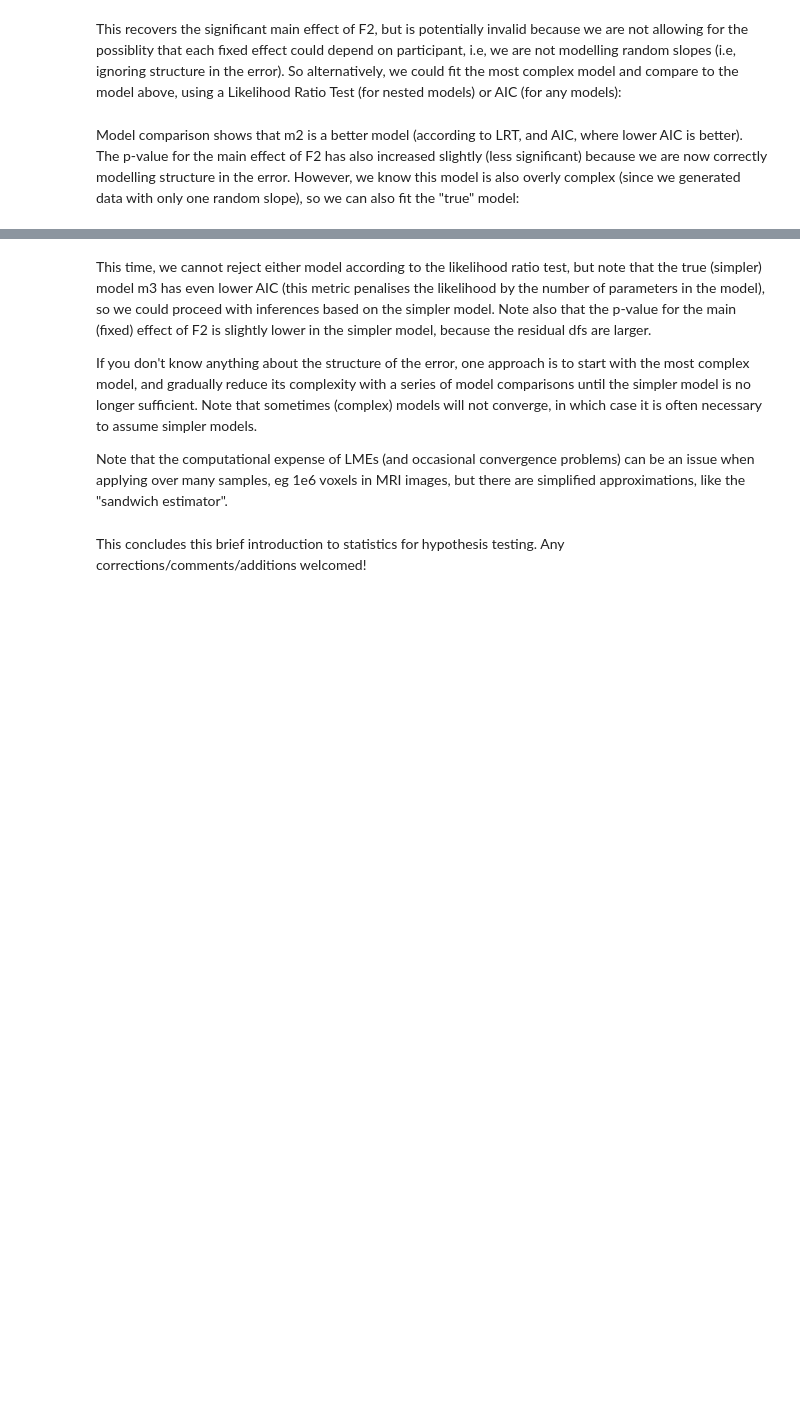
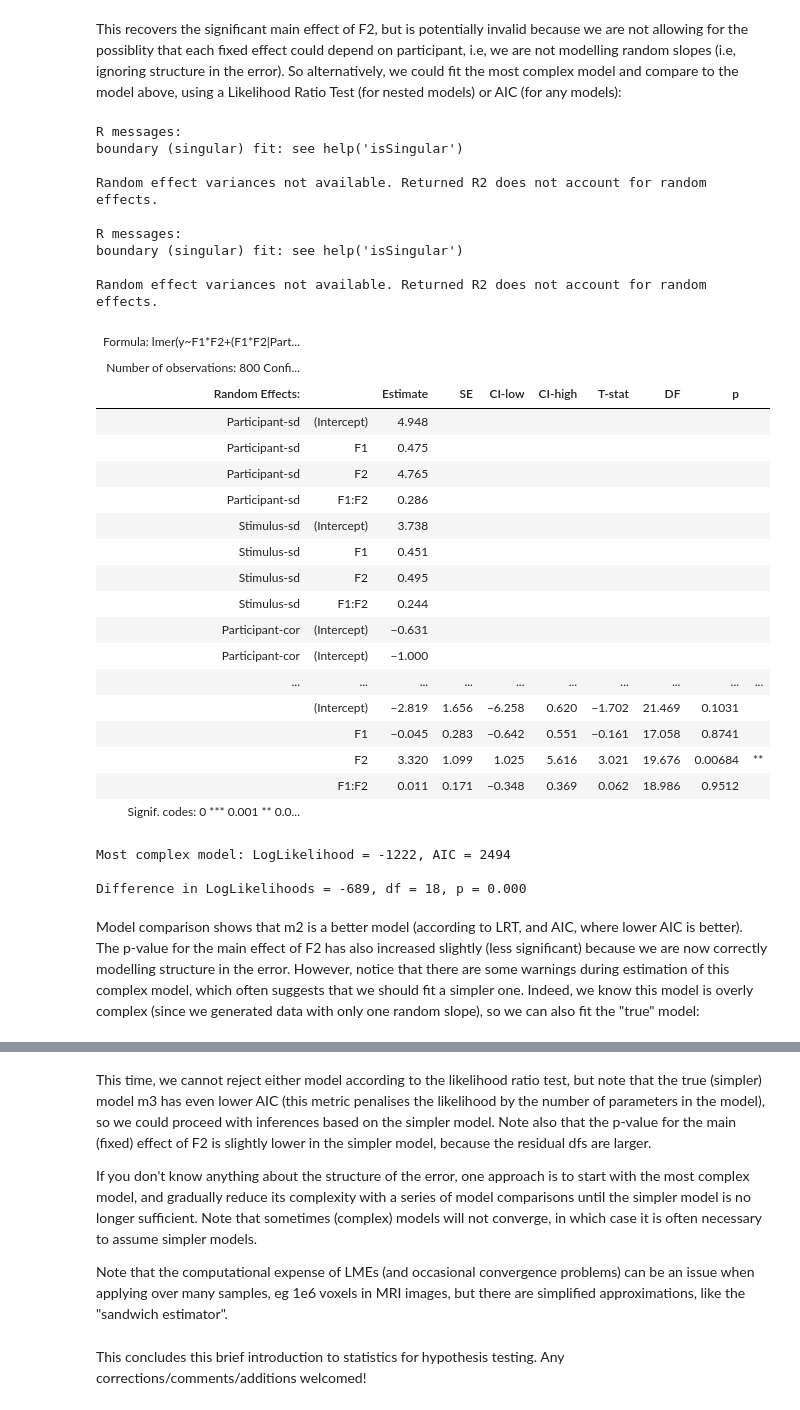
Before and after one commit to RikHenson/Stats4Imaging, a Jupyter notebook: stats4imaging_python_raw.ipynb, the cells around one changed output, grey strips where cells are left out. Cells and saved outputs as stored; diff of their text form; code cells hidden in the pictures; blank space fills up the shorter version.

```diff
--- a/stats4imaging_python_raw.ipynb
+++ b/stats4imaging_python_raw.ipynb
@@ -1775,0 +2023,5 @@ print(model.fit())
+# %%
+from pymer4.models import lmer
+
+model = lmer("y ~ 1 + (1|Participant)", data=tab)
+model.fit(summary=True)
@@ -1871,7 +2157,13 @@ for f1 in range(2):
                 # stm_ids.append((f2) * num_stms // 2 + (s // 2) + 1)  # Uncomment if stimulus ID differs by f2
 
 # Create a DataFrame similar to MATLAB's table
-tab = pd.DataFrame({'y': y, 'F1': f1_ids, 'F2': f2_ids, 'Participant': ppt_ids, 'Stimulus': stm_ids})
+tab = pl.DataFrame({
+    'y': y,
+    'F1': f1_ids,
+    'F2': f2_ids,
+    'Participant': ppt_ids,
+    'Stimulus': stm_ids
+})
 
 # Display the first 6 rows
 print(tab.head(6))
@@ -1880,5 +2186,8 @@ Note that we have also added a random slope for f2 with the term _"cond_vals(f1,
 # %%
-m1 = Lmer("y ~ F1*F2 + (1|Participant) + (1|Stimulus)", data=tab)
-print(m1.fit())
-l1 = m1.logLike
-print(f'\nRandom intercepts only: LogLikelihood = {l1:.0f}, AIC = {m1.AIC:.0f}')
+m1 = lmer("y ~ F1*F2 + (1|Participant) + (1|Stimulus)", data=tab)
+display(m1.fit(summary=True))
+
+l1 = m1.result_fit_stats["logLik"].item()
+aic1 = m1.result_fit_stats["AIC"].item()
+
+print(f'\nRandom intercepts only: LogLikelihood = {l1:.0f}, AIC = {aic1:.0f}')
@@ -1885,20 +2209,54 @@ print(f'\nRandom intercepts only: LogLikelihood = {l1:.0f}, AIC = {m1.AIC:.0f}')
 # %% [markdown]
 This recovers the significant main effect of F2, but is potentially invalid because we are not allowing for the possiblity that each fixed effect could depend on participant, i.e, we are not modelling random slopes (i.e, ignoring structure in the error). So alternatively, we could fit the most complex model and compare to the model above, using a Likelihood Ratio Test (for nested models) or AIC (for any models):
 # %%
-m2 = Lmer("y ~ F1*F2 + (F1*F2|Participant) + (F1*F2|Stimulus)", data=tab)
-print(m2.fit())
-l2 = m2.logLike
-print(f'\nMost complex model: LogLikelihood = {l2:.0f}, AIC = {m2.AIC:.0f}')
+m2 = lmer("y ~ F1*F2 + (F1*F2|Participant) + (F1*F2|Stimulus)", data=tab)
+display(m2.fit(summary=True))
+
+l2 = m2.result_fit_stats["logLik"].item()
+aic2 = m2.result_fit_stats["AIC"].item()
+print(f'\nMost complex model: LogLikelihood = {l2:.0f}, AIC = {aic2:.0f}')
 
 # Code for likelihood ratio test
 from scipy.stats import chi2
 C2 = -2*(l1-l2)
-df_m1 = (m1.AIC+2*l1)/2 # Hacky way of getting dfs!
-df_m2 = (m2.AIC+2*l2)/2 # Hacky way of getting dfs!
+df_m1 = (aic1+2*l1)/2 # Hacky way of getting dfs!
+df_m2 = (aic2+2*l2)/2 # Hacky way of getting dfs!
 df_diff = df_m2 - df_m1
 #df_diff = (20+10)*3 # 20 participant slopes and 10 stimulus slopes for 3 new effects
 p = 1 - chi2(df_diff).cdf(C2)
 print(f'\nDifference in LogLikelihoods = {(l1-l2):.0f}, df = {df_diff:.0f}, p = {p:.3f}')
+# %% [output]
+R messages:
+boundary (singular) fit: see help('isSingular')
+
+Random effect variances not available. Returned R2 does not account for random effects.
+
+R messages:
+boundary (singular) fit: see help('isSingular')
+
+Random effect variances not available. Returned R2 does not account for random effects.
+| Formula: lmer(y~F1*F2+(F1*F2|Part... |  |  |  |  |  |  |  |  |  |
+| Number of observations: 800 Confi... |  |  |  |  |  |  |  |  |  |
+| Random Effects: |  | Estimate | SE | CI-low | CI-high | T-stat | DF | p |  |
+| Participant-sd | (Intercept) | 4.948 |  |  |  |  |  |  |  |
+| Participant-sd | F1 | 0.475 |  |  |  |  |  |  |  |
+| Participant-sd | F2 | 4.765 |  |  |  |  |  |  |  |
+| Participant-sd | F1:F2 | 0.286 |  |  |  |  |  |  |  |
+| Stimulus-sd | (Intercept) | 3.738 |  |  |  |  |  |  |  |
+| Stimulus-sd | F1 | 0.451 |  |  |  |  |  |  |  |
+| Stimulus-sd | F2 | 0.495 |  |  |  |  |  |  |  |
+| Stimulus-sd | F1:F2 | 0.244 |  |  |  |  |  |  |  |
+| Participant-cor | (Intercept) | −0.631 |  |  |  |  |  |  |  |
+| Participant-cor | (Intercept) | −1.000 |  |  |  |  |  |  |  |
+| ... | ... | ... | ... | ... | ... | ... | ... | ... | ... |
+|  | (Intercept) | −2.819 | 1.656 | −6.258 | 0.620 | −1.702 | 21.469 | 0.1031 |  |
+|  | F1 | −0.045 | 0.283 | −0.642 | 0.551 | −0.161 | 17.058 | 0.8741 |  |
+|  | F2 | 3.320 | 1.099 | 1.025 | 5.616 | 3.021 | 19.676 | 0.00684 | ** |
+|  | F1:F2 | 0.011 | 0.171 | −0.348 | 0.369 | 0.062 | 18.986 | 0.9512 |  |
+| Signif. codes: 0 *** 0.001 ** 0.0... |  |  |  |  |  |  |  |  |  |
+Most complex model: LogLikelihood = -1222, AIC = 2494
+
+Difference in LogLikelihoods = -689, df = 18, p = 0.000
 # %% [markdown]
-Model comparison shows that m2 is a better model (according to LRT, and AIC, where lower AIC is better). The p-value for the main effect of F2 has also increased slightly (less significant) because we are now correctly modelling structure in the error. However, we know this model is also overly complex (since we generated data with only one random slope), so we can also fit the "true" model:
+Model comparison shows that m2 is a better model (according to LRT, and AIC, where lower AIC is better). The p-value for the main effect of F2 has also increased slightly (less significant) because we are now correctly modelling structure in the error. However, notice that there are some warnings during estimation of this complex model, which often suggests that we should fit a simpler one. Indeed, we know this model is overly complex (since we generated data with only one random slope), so we can also fit the "true" model:
 # %%
```
Also changed, not shown: parts of 89 cells of this notebook, 2 other files.
